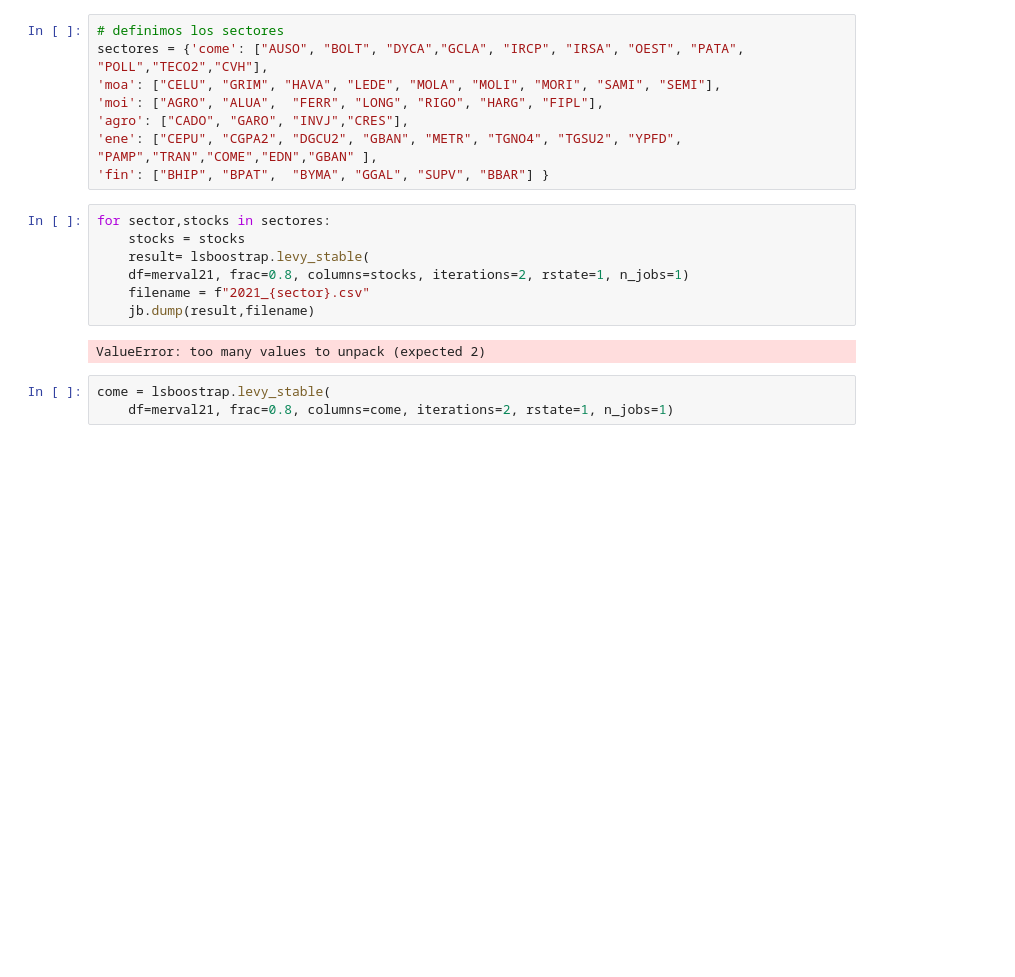
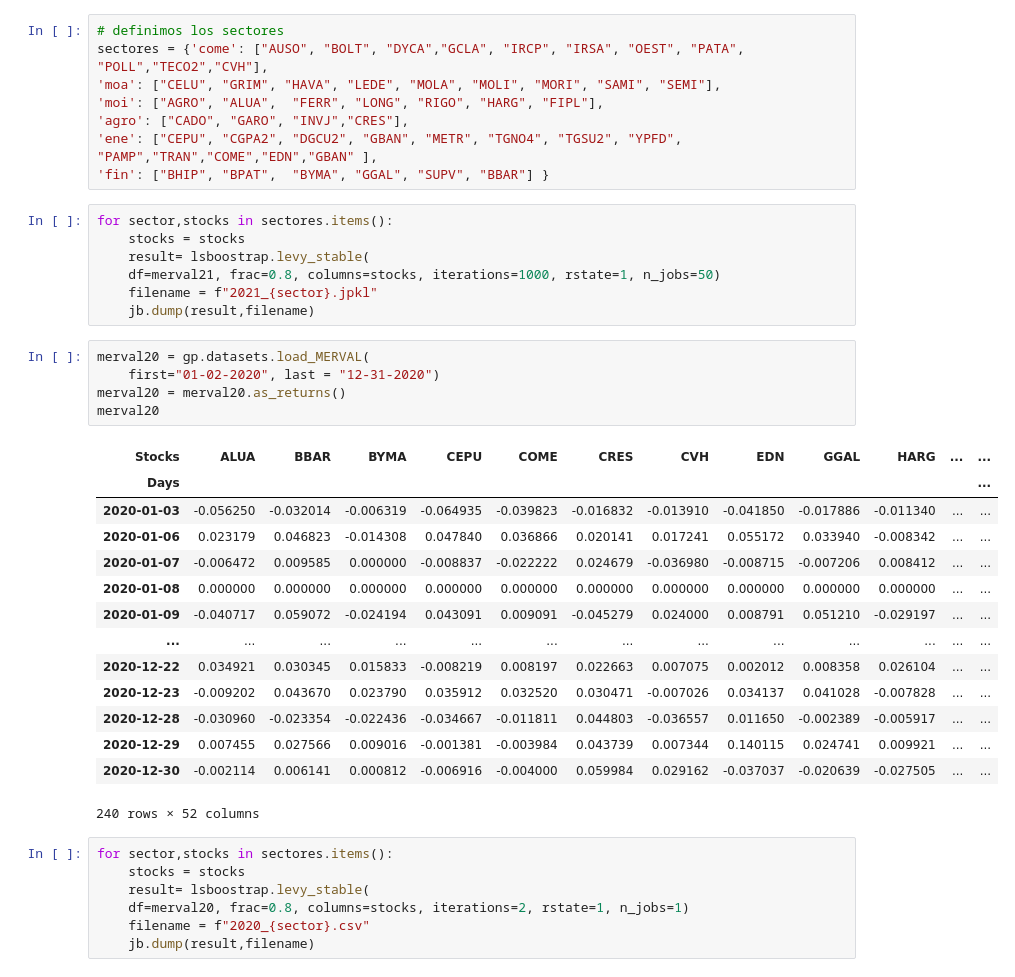
Before and after one commit to nluczywo/simulation, a Jupyter notebook: Bootstrap_paralelo.ipynb, the cells around one changed output. Cells and saved outputs as stored; diff of their text form; blank space fills up the shorter version.

```diff
--- a/Bootstrap_paralelo.ipynb
+++ b/Bootstrap_paralelo.ipynb
@@ -38,14 +38,36 @@ sectores = {'come': ["AUSO", "BOLT", "DYCA","GCLA", "IRCP", "IRSA", "OEST", "PAT
 'ene': ["CEPU", "CGPA2", "DGCU2", "GBAN", "METR", "TGNO4", "TGSU2", "YPFD", "PAMP","TRAN","COME","EDN","GBAN" ],
 'fin': ["BHIP", "BPAT",  "BYMA", "GGAL", "SUPV", "BBAR"] }
 # %%
-for sector,stocks in sectores:
+for sector,stocks in sectores.items():
     stocks = stocks
     result= lsboostrap.levy_stable(
-    df=merval21, frac=0.8, columns=stocks, iterations=2, rstate=1, n_jobs=1)
-    filename = f"2021_{sector}.csv"
+    df=merval21, frac=0.8, columns=stocks, iterations=1000, rstate=1, n_jobs=50)
+    filename = f"2021_{sector}.jpkl"
     jb.dump(result,filename)
-# %% [output]
-ValueError: too many values to unpack (expected 2)
+# %%
+merval20 = gp.datasets.load_MERVAL(
+    first="01-02-2020", last = "12-31-2020")
+merval20 = merval20.as_returns()
+merval20
+# %% [output]
+| Stocks | ALUA | BBAR | BYMA | CEPU | COME | CRES | CVH | EDN | GGAL | HARG | ... | ... |
+| Days |  |  |  |  |  |  |  |  |  |  |  | ... |
+| 2020-01-03 | -0.056250 | -0.032014 | -0.006319 | -0.064935 | -0.039823 | -0.016832 | -0.013910 | -0.041850 | -0.017886 | -0.011340 | ... | ... |
+| 2020-01-06 | 0.023179 | 0.046823 | -0.014308 | 0.047840 | 0.036866 | 0.020141 | 0.017241 | 0.055172 | 0.033940 | -0.008342 | ... | ... |
+| 2020-01-07 | -0.006472 | 0.009585 | 0.000000 | -0.008837 | -0.022222 | 0.024679 | -0.036980 | -0.008715 | -0.007206 | 0.008412 | ... | ... |
+| 2020-01-08 | 0.000000 | 0.000000 | 0.000000 | 0.000000 | 0.000000 | 0.000000 | 0.000000 | 0.000000 | 0.000000 | 0.000000 | ... | ... |
+| 2020-01-09 | -0.040717 | 0.059072 | -0.024194 | 0.043091 | 0.009091 | -0.045279 | 0.024000 | 0.008791 | 0.051210 | -0.029197 | ... | ... |
+| ... | ... | ... | ... | ... | ... | ... | ... | ... | ... | ... | ... | ... |
+| 2020-12-22 | 0.034921 | 0.030345 | 0.015833 | -0.008219 | 0.008197 | 0.022663 | 0.007075 | 0.002012 | 0.008358 | 0.026104 | ... | ... |
+| 2020-12-23 | -0.009202 | 0.043670 | 0.023790 | 0.035912 | 0.032520 | 0.030471 | -0.007026 | 0.034137 | 0.041028 | -0.007828 | ... | ... |
+| 2020-12-28 | -0.030960 | -0.023354 | -0.022436 | -0.034667 | -0.011811 | 0.044803 | -0.036557 | 0.011650 | -0.002389 | -0.005917 | ... | ... |
+| 2020-12-29 | 0.007455 | 0.027566 | 0.009016 | -0.001381 | -0.003984 | 0.043739 | 0.007344 | 0.140115 | 0.024741 | 0.009921 | ... | ... |
+| 2020-12-30 | -0.002114 | 0.006141 | 0.000812 | -0.006916 | -0.004000 | 0.059984 | 0.029162 | -0.037037 | -0.020639 | -0.027505 | ... | ... |
+240 rows × 52 columns
 # %%
-come = lsboostrap.levy_stable(
-    df=merval21, frac=0.8, columns=come, iterations=2, rstate=1, n_jobs=1)
+for sector,stocks in sectores.items():
+    stocks = stocks
+    result= lsboostrap.levy_stable(
+    df=merval20, frac=0.8, columns=stocks, iterations=2, rstate=1, n_jobs=1)
+    filename = f"2020_{sector}.csv"
+    jb.dump(result,filename)
```
Also changed, not shown: parts of 4 cells of this notebook, 1 other file.
